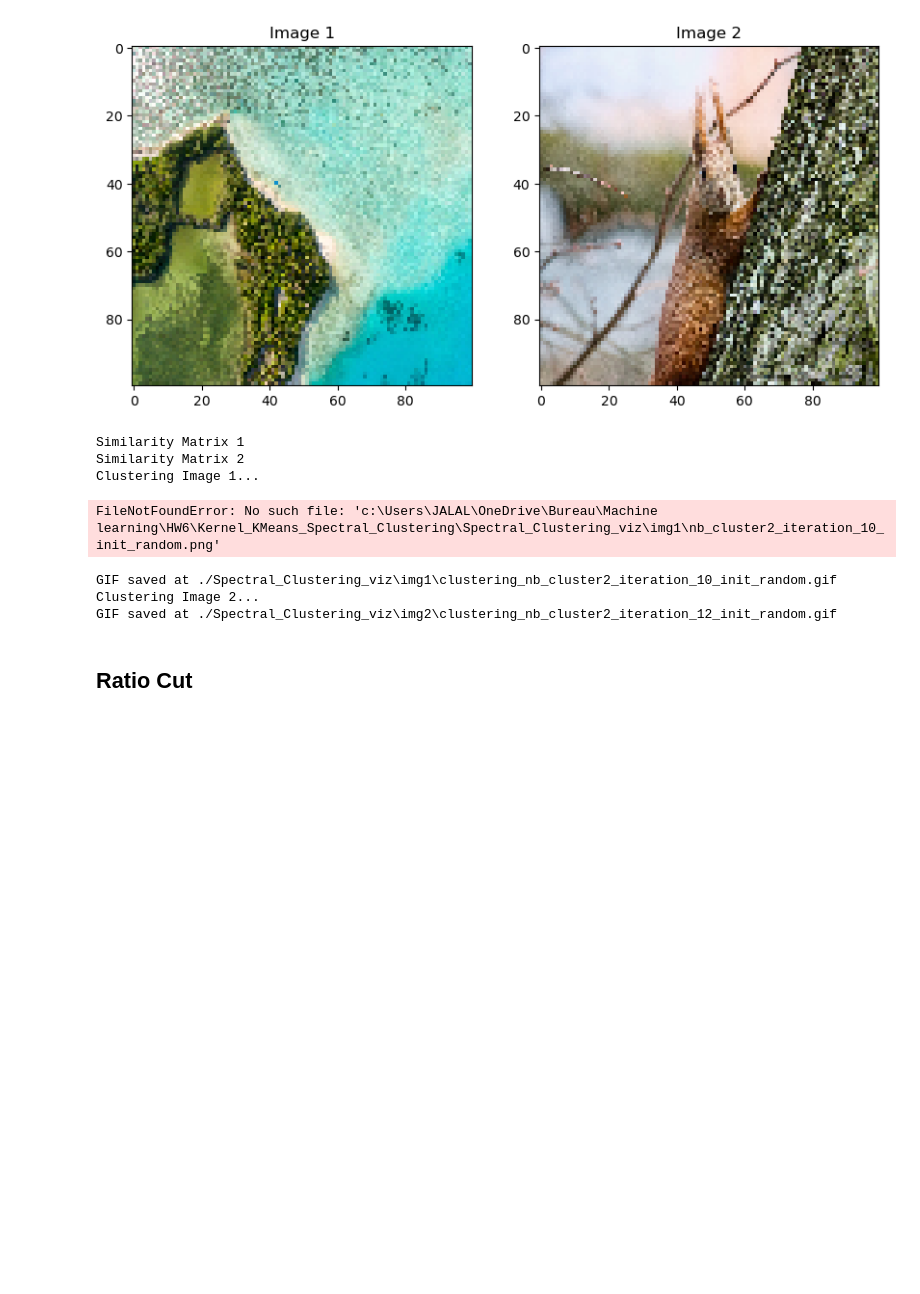
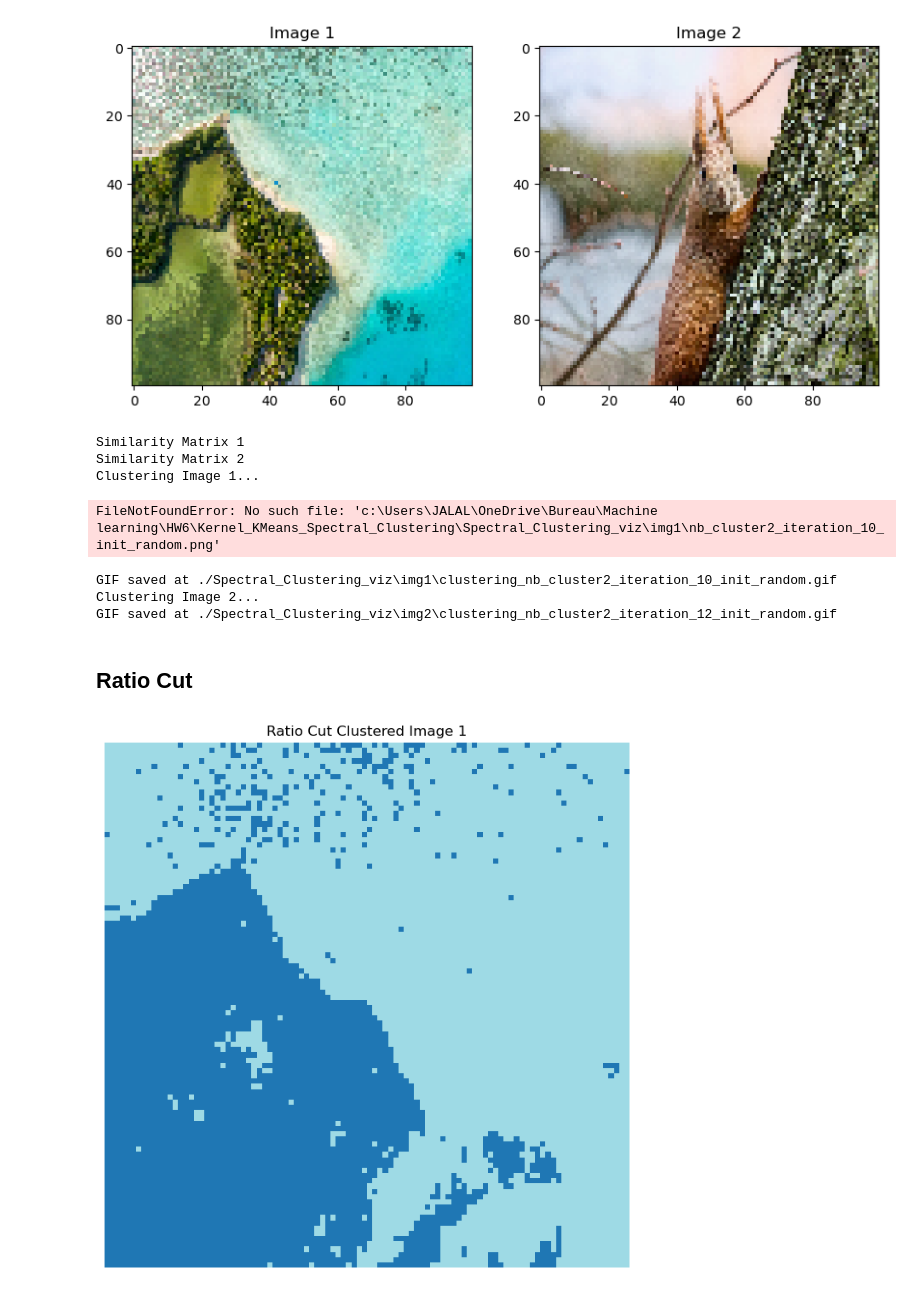
Before and after one commit to Jalalbaim/Kernel_KMeans_Spectral_Clustering, a Jupyter notebook: Spectral_Clustering.ipynb, the cells around one changed output. Drawn from its saved outputs; the diff is of its cells as text; code cells hidden in the pictures; blank space fills up the shorter version.

Commit message:
ratioCut done

```diff
--- a/Spectral_Clustering.ipynb
+++ b/Spectral_Clustering.ipynb
@@ -267,0 +265,41 @@ def ratio_Cut():
+# %%
+def ratio_cut(similarity_matrix, k, max_iter=100, tol=1e-6, init_method="random"):
+    """
+    Perform Ratio Cut clustering.
+
+    Parameters:
+    - similarity_matrix (numpy.ndarray): The similarity matrix (n_samples, n_samples).
+    - k (int): Number of clusters.
+    - max_iter (int): Maximum number of iterations for k-means.
+    - tol (float): Tolerance for convergence in k-means.
+    - init_method (str): Initialization method for k-means ("random" or "kmeans++").
+
+    Returns:
+    - numpy.ndarray: Cluster assignments of shape (n_samples,).
+    """
+    n_samples = similarity_matrix.shape[0]
+    D = np.diag(np.sum(similarity_matrix, axis=1))
+    L = D - similarity_matrix
+
+    # Solve Generalized Eigenvalue Problem Lx = λDx
+    D_inv = np.linalg.inv(D + 1e-10 * np.eye(n_samples))  # Add small value for stability
+    eigenvalues, eigenvectors = np.linalg.eig(np.dot(D_inv, L))
+
+    idx = np.argsort(eigenvalues)
+    eigenvalues = eigenvalues[idx]
+    eigenvectors = eigenvectors[:, idx]
+
+    U = eigenvectors[:, :k]
+
+    U_normalized = U / np.linalg.norm(U, axis=1, keepdims=True)  # Normalize rows
+    clusters, _ = kmeans(U_normalized, k, max_iter=max_iter, tol=tol, init_method=init_method)
+
+    return clusters
+# %%
+# Perform Ratio Cut
+clusters1_ratio = ratio_cut(similarity_matrix1, k=2, max_iter=100, tol=1e-6, init_method="random")
+
+# Visualize Results
+visualize_clusters(img1, clusters1_ratio, title="Ratio Cut Clustered Image 1")
+# %% [output]
+[figure, added]
```
Also changed, not shown: parts of 1 cell of this notebook, 1 other file.
